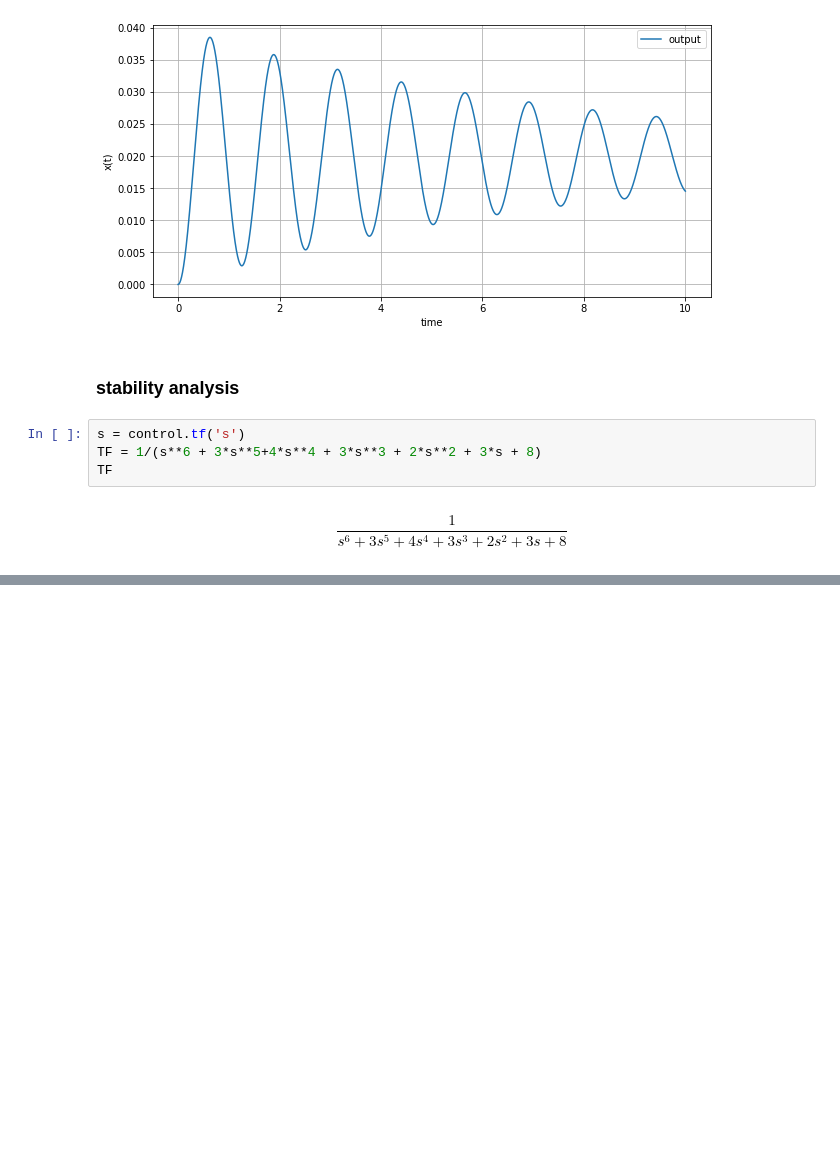
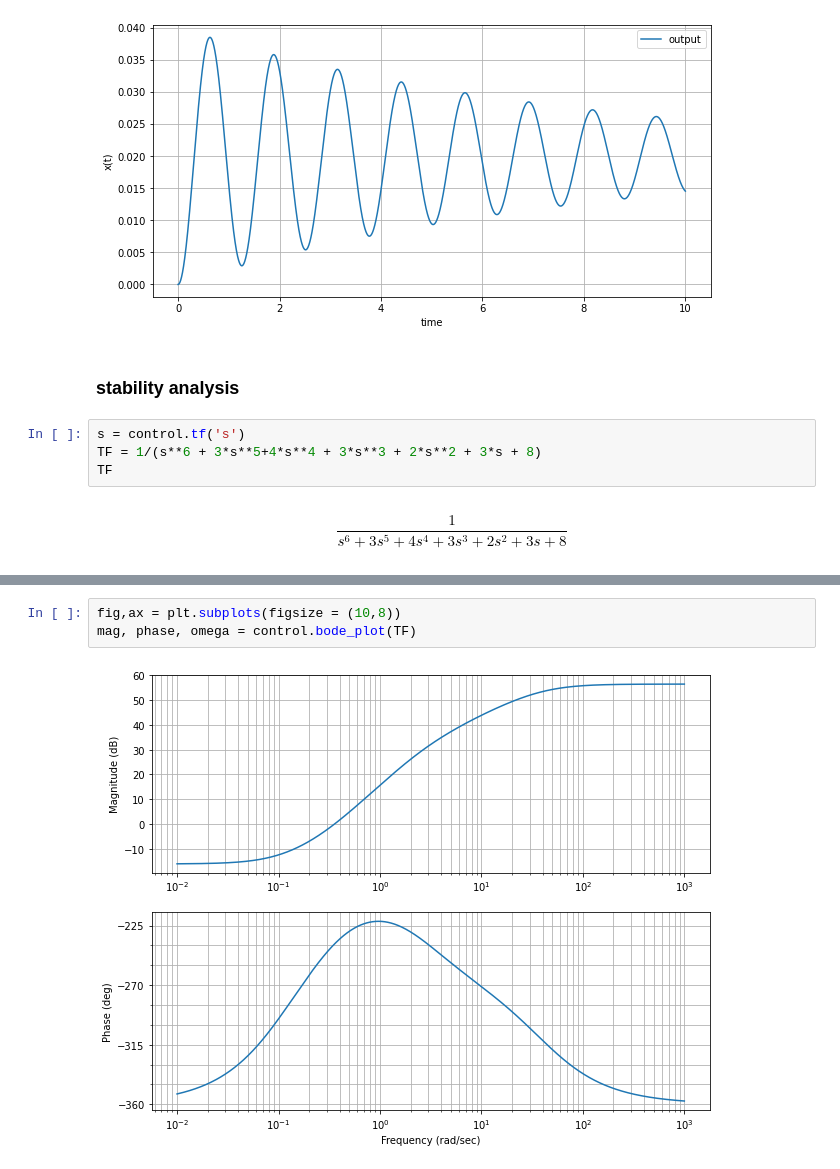
Before and after one commit to deependran7/Control-System-Series, a Jupyter notebook: Control_system.ipynb, the cells around one changed output, grey strips where cells are left out. Drawn from its saved outputs; the diff is of its cells as text; blank space fills up the shorter version.

```diff
--- a/Control_system.ipynb
+++ b/Control_system.ipynb
@@ -236,0 +249,5 @@ ax.legend()
+# %%
+fig,ax = plt.subplots(figsize = (10,8))
+mag, phase, omega = control.bode_plot(TF)
+# %% [output]
+[figure, added]
```
Also changed, not shown: parts of 34 cells of this notebook.
